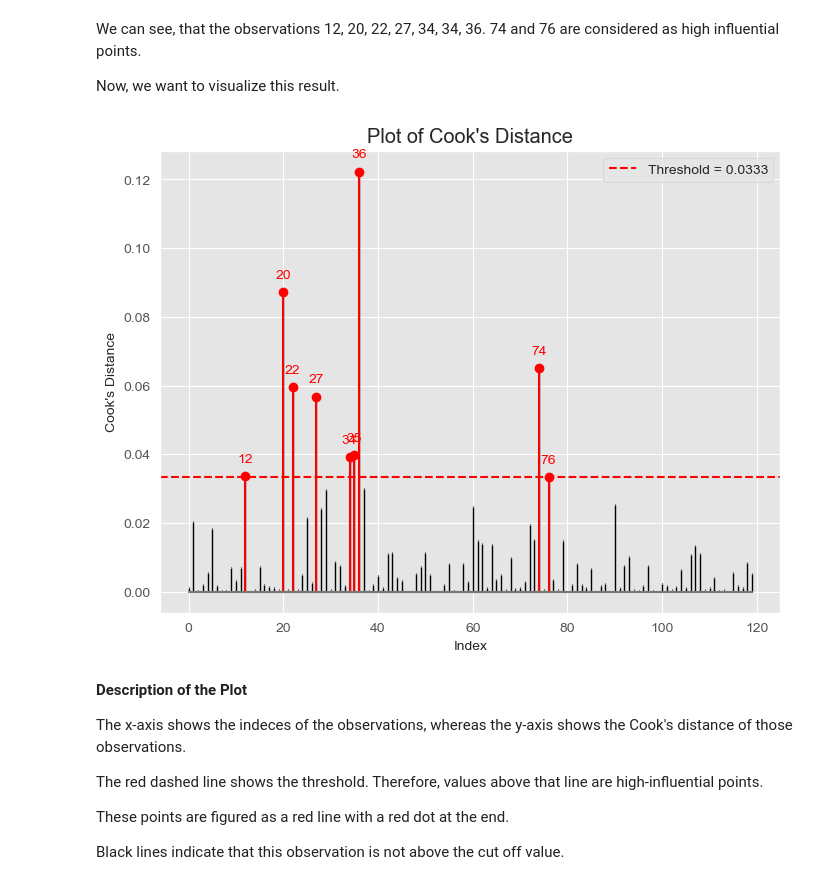
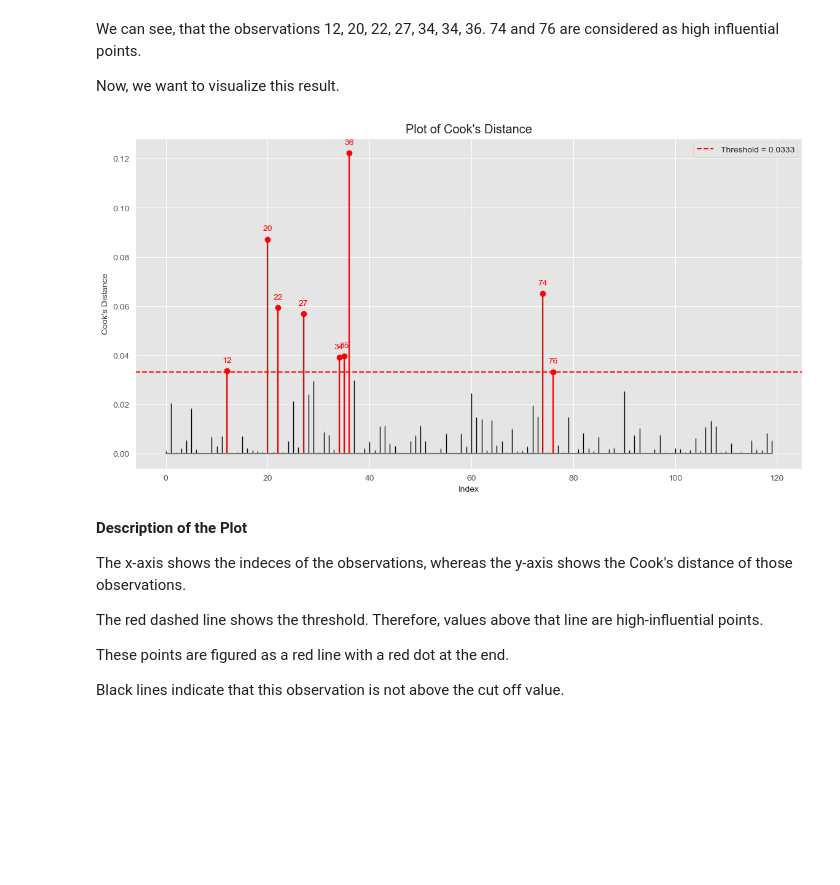
Before and after one commit to Statsomat/OLSAI, a Jupyter notebook: ColabNotebooks/CacaoPL_v2.ipynb, the cells around one changed output. Cells and saved outputs as stored; diff of their text form; code cells hidden in the pictures; blank space fills up the shorter version.

```diff
--- a/ColabNotebooks/CacaoPL_v2.ipynb
+++ b/ColabNotebooks/CacaoPL_v2.ipynb
@@ -417,26 +430,26 @@ We can see, that the observations 12, 20, 22, 27, 34, 34, 36. 74 and 76 are cons
 
 Now, we want to visualize this result.
 # %%
-plt.figure(figsize=(8, 6))
+plt.figure(figsize=(14,7))
 stemlines, baseline, markerline = plt.stem(np.arange(len(cooks_d)), cooks_d, markerfmt=",")
 plt.setp(stemlines, 'color', plt.getp(markerline, 'color'))
 plt.setp(markerline, markersize=5)
 plt.setp(baseline, 'color', 'black', 'linewidth', 1)
 
 for i in high_influence_points:
     plt.annotate(i, (i, cooks_d[i]), textcoords="offset points", xytext=(0,10), ha='center', color='red')
 
 high_stemlines = plt.stem(high_influence_points, cooks_d[high_influence_points], linefmt='r')
 plt.setp(high_stemlines[0], 'color', 'red')
 
 plt.axhline(y=threshold, color='r', linestyle='--', label=f'Threshold = {threshold:.4f}')
 plt.xlabel('Index')
 plt.ylabel("Cook's Distance")
 plt.title("Plot of Cook's Distance")
 plt.legend()
 plt.show()
 # %% [output]
-[figure, old version]
+[figure, new version]
 # %% [markdown]
 **Description of the Plot**
 
```
Also changed, not shown: parts of 18 cells of this notebook.
